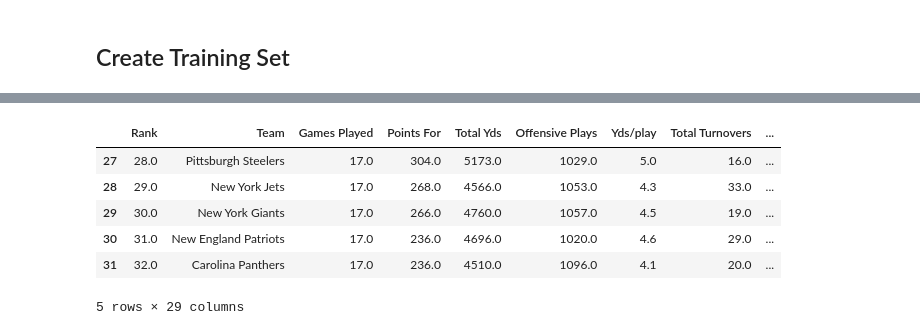
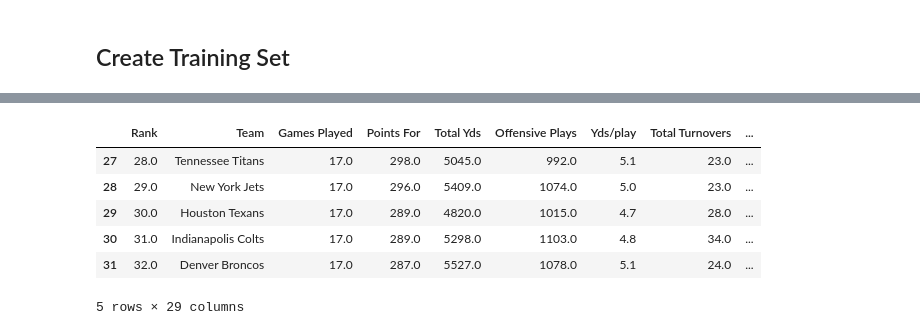
Before and after one commit to dahmadi/TouchdownProphet, a Jupyter notebook: TouchdownProphet.ipynb, the cells around one changed output, grey strips where cells are left out. Cells and saved outputs as stored; diff of their text form; code cells hidden in the pictures.

```diff
--- a/TouchdownProphet.ipynb
+++ b/TouchdownProphet.ipynb
@@ -58,24 +57,23 @@ nfl2023off
 35 rows × 29 columns
 # %%
 # Remove row 32 to 34
-nfl2014off = nfl2014off.drop([32,33,34])
-nfl2015off = nfl2015off.drop([32,33,34])
-nfl2016off = nfl2016off.drop([32,33,34])
-nfl2017off = nfl2017off.drop([32,33,34])
-nfl2018off = nfl2018off.drop([32,33,34])
-nfl2019off = nfl2019off.drop([32,33,34])
-nfl2020off = nfl2020off.drop([32,33,34])
-nfl2021off = nfl2021off.drop([32,33,34])
-nfl2022off = nfl2022off.drop([32,33,34])
-nfl2023off = nfl2023off.drop([32,33,34])
+off2022 = off2022.drop([32,33,34])
+off2021 = off2021.drop([32,33,34])
+off2020 = off2020.drop([32,33,34])
+off2019 = off2019.drop([32,33,34])
+off2018 = off2018.drop([32,33,34])
+off2017 = off2017.drop([32,33,34])
+off2016 = off2016.drop([32,33,34])
+off2015 = off2015.drop([32,33,34])
+off2014 = off2014.drop([32,33,34])
 # %%
-nfl2023off.tail()
+off2022.tail()
 # %% [output]
 |  | Rank | Team | Games Played | Points For | Total Yds | Offensive Plays | Yds/play | Total Turnovers | ... |
-| 27 | 28.0 | Pittsburgh Steelers | 17.0 | 304.0 | 5173.0 | 1029.0 | 5.0 | 16.0 | ... |
-| 28 | 29.0 | New York Jets | 17.0 | 268.0 | 4566.0 | 1053.0 | 4.3 | 33.0 | ... |
-| 29 | 30.0 | New York Giants | 17.0 | 266.0 | 4760.0 | 1057.0 | 4.5 | 19.0 | ... |
-| 30 | 31.0 | New England Patriots | 17.0 | 236.0 | 4696.0 | 1020.0 | 4.6 | 29.0 | ... |
-| 31 | 32.0 | Carolina Panthers | 17.0 | 236.0 | 4510.0 | 1096.0 | 4.1 | 20.0 | ... |
+| 27 | 28.0 | Tennessee Titans | 17.0 | 298.0 | 5045.0 | 992.0 | 5.1 | 23.0 | ... |
+| 28 | 29.0 | New York Jets | 17.0 | 296.0 | 5409.0 | 1074.0 | 5.0 | 23.0 | ... |
+| 29 | 30.0 | Houston Texans | 17.0 | 289.0 | 4820.0 | 1015.0 | 4.7 | 28.0 | ... |
+| 30 | 31.0 | Indianapolis Colts | 17.0 | 289.0 | 5298.0 | 1103.0 | 4.8 | 34.0 | ... |
+| 31 | 32.0 | Denver Broncos | 17.0 | 287.0 | 5527.0 | 1078.0 | 5.1 | 24.0 | ... |
 5 rows × 29 columns
 # %%
```
Also changed, not shown: parts of 27 cells of this notebook, 24 other files.
